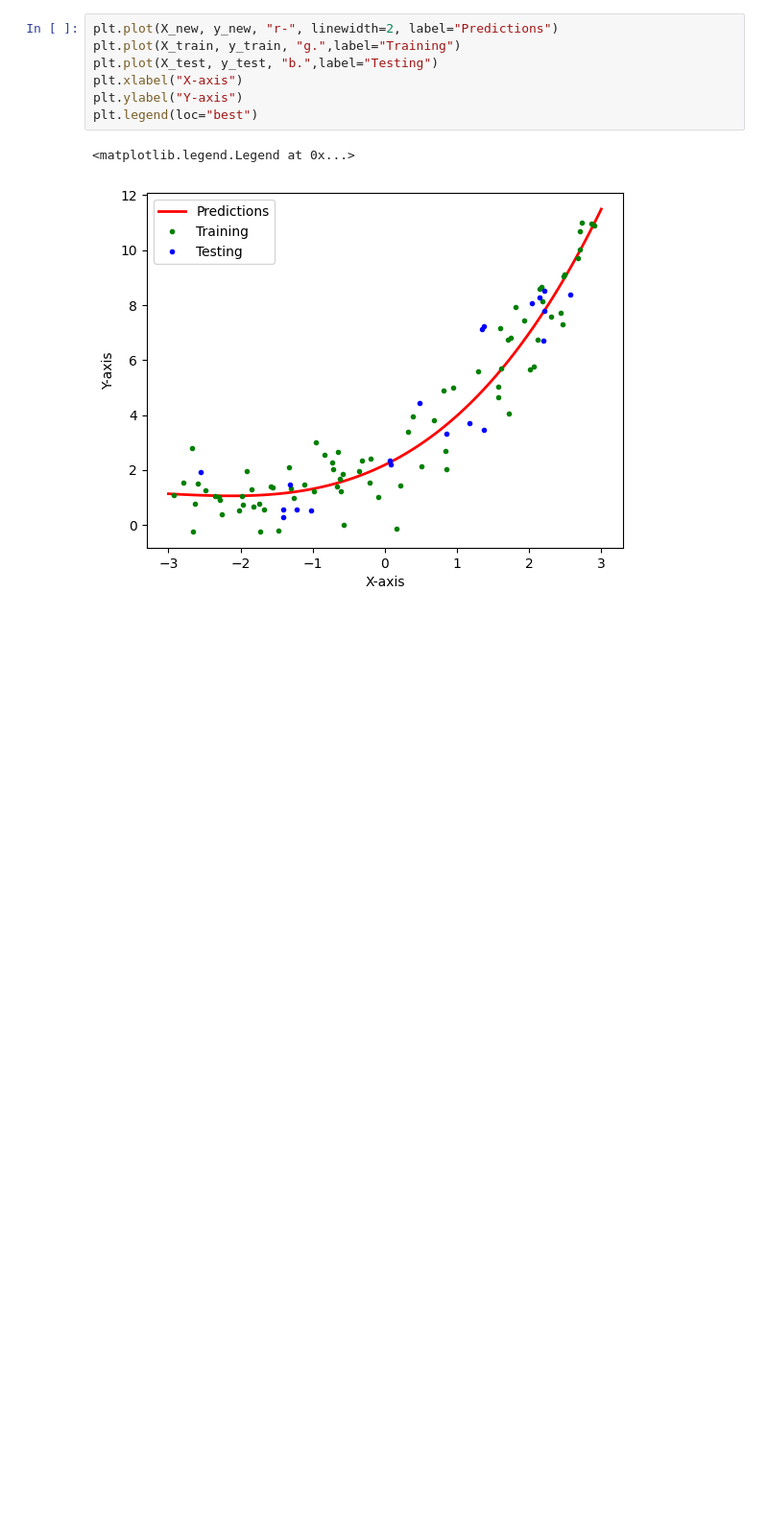
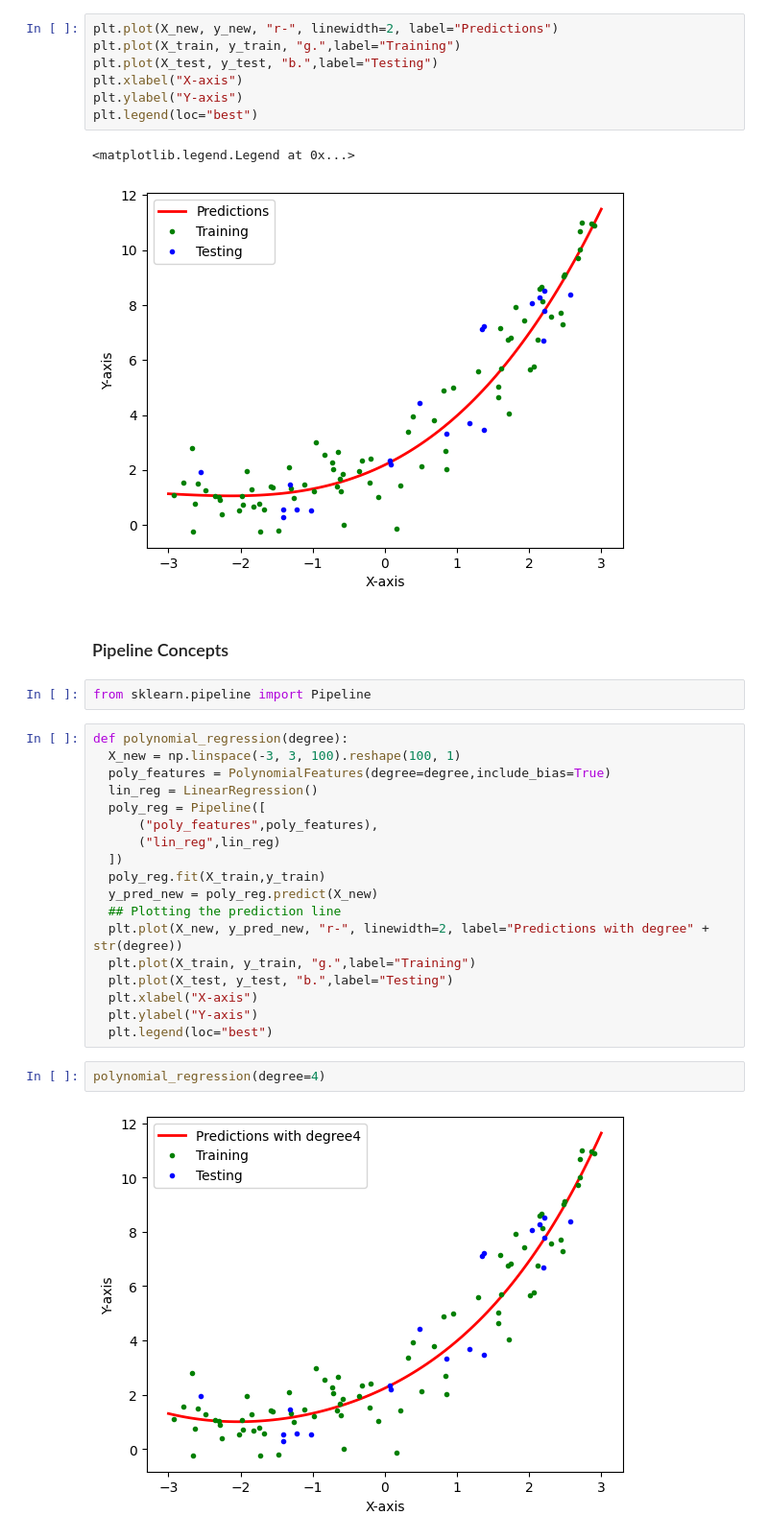
Before and after one commit to vakharwalad23/Machine-Learning, a Jupyter notebook: Linear Regression/Polynomial Regression.ipynb, the cells around one changed output. Shown at 96% size. Drawn from its saved outputs; the diff is of its cells as text; blank space fills up the shorter version.

Commit message:
Add example: Generic pipeline

```diff
--- a/Linear Regression/Polynomial Regression.ipynb
+++ b/Linear Regression/Polynomial Regression.ipynb
@@ -122,3 +122,29 @@ plt.legend(loc="best")
 # %% [output]
 <matplotlib.legend.Legend at 0x...>
 [figure]
+# %% [markdown]
+### Pipeline Concepts
+# %%
+from sklearn.pipeline import Pipeline
+# %%
+def polynomial_regression(degree):
+  X_new = np.linspace(-3, 3, 100).reshape(100, 1)
+  poly_features = PolynomialFeatures(degree=degree,include_bias=True)
+  lin_reg = LinearRegression()
+  poly_reg = Pipeline([
+      ("poly_features",poly_features),
+      ("lin_reg",lin_reg)
+  ])
+  poly_reg.fit(X_train,y_train)
+  y_pred_new = poly_reg.predict(X_new)
+  ## Plotting the prediction line
+  plt.plot(X_new, y_pred_new, "r-", linewidth=2, label="Predictions with degree" + str(degree))
+  plt.plot(X_train, y_train, "g.",label="Training")
+  plt.plot(X_test, y_test, "b.",label="Testing")
+  plt.xlabel("X-axis")
+  plt.ylabel("Y-axis")
+  plt.legend(loc="best")
+# %%
+polynomial_regression(degree=4)
+# %% [output]
+[figure, added]
```
Also changed, not shown: parts of 1 cell of this notebook.
